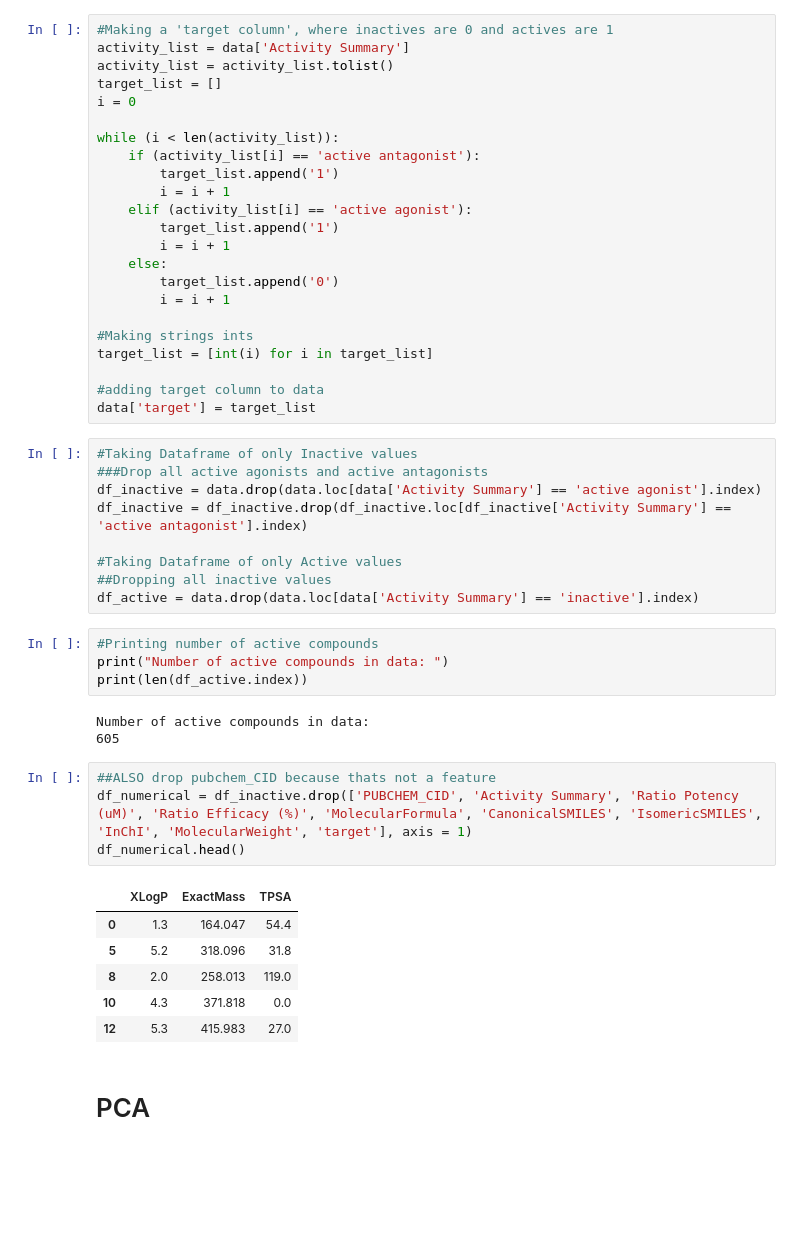
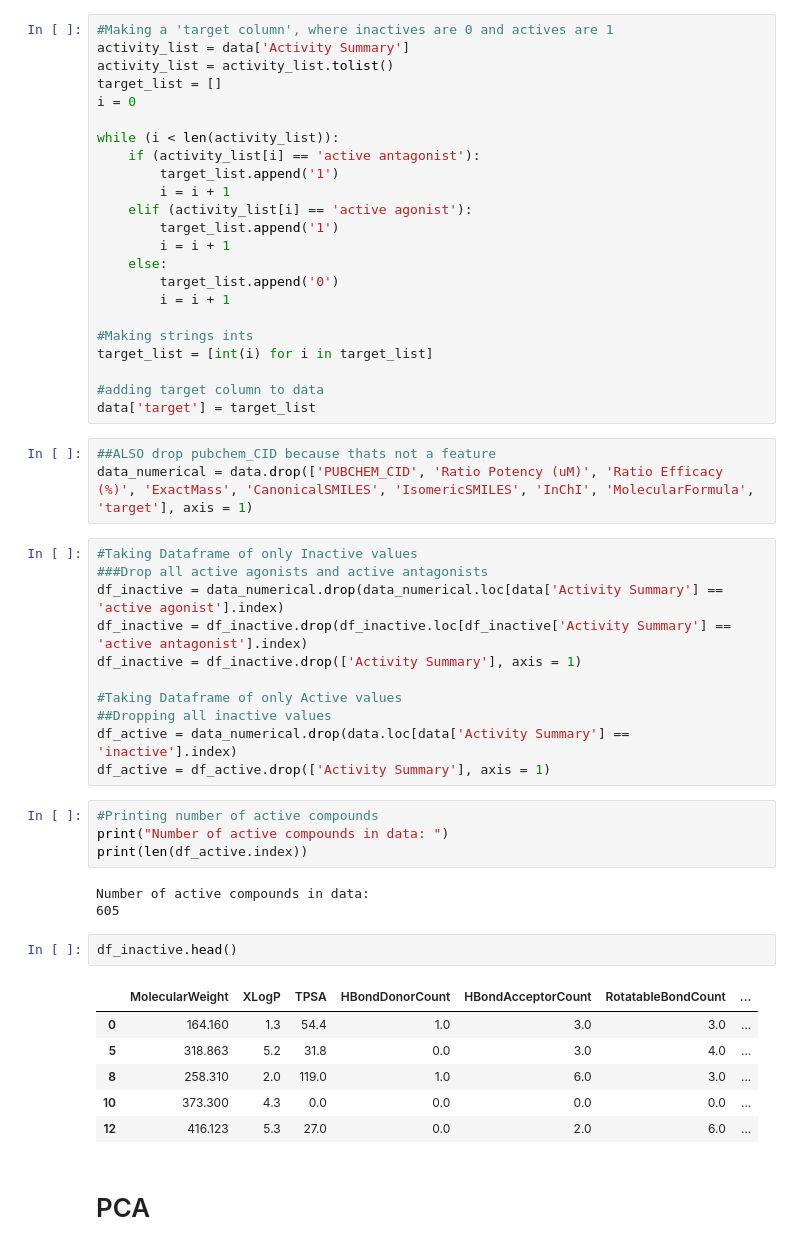
Before and after one commit to shreyasingh1/NCBI, a Jupyter notebook: Downsampling.ipynb, the cells around one changed output. Saved outputs shown, nothing was run; the diff lists cells and outputs as text; blank space fills up the shorter version.

```diff
--- a/Downsampling.ipynb
+++ b/Downsampling.ipynb
@@ -52,15 +64,20 @@ target_list = [int(i) for i in target_list]
 
 #adding target column to data
 data['target'] = target_list
+# %%
+##ALSO drop pubchem_CID because thats not a feature
+data_numerical = data.drop(['PUBCHEM_CID', 'Ratio Potency (uM)', 'Ratio Efficacy (%)', 'ExactMass', 'CanonicalSMILES', 'IsomericSMILES', 'InChI', 'MolecularFormula', 'target'], axis = 1)
 # %%
 #Taking Dataframe of only Inactive values
 ###Drop all active agonists and active antagonists
-df_inactive = data.drop(data.loc[data['Activity Summary'] == 'active agonist'].index)
+df_inactive = data_numerical.drop(data_numerical.loc[data['Activity Summary'] == 'active agonist'].index)
 df_inactive = df_inactive.drop(df_inactive.loc[df_inactive['Activity Summary'] == 'active antagonist'].index)
+df_inactive = df_inactive.drop(['Activity Summary'], axis = 1)
 
 #Taking Dataframe of only Active values
 ##Dropping all inactive values
-df_active = data.drop(data.loc[data['Activity Summary'] == 'inactive'].index)
+df_active = data_numerical.drop(data.loc[data['Activity Summary'] == 'inactive'].index)
+df_active = df_active.drop(['Activity Summary'], axis = 1)
 # %%
 #Printing number of active compounds
 print("Number of active compounds in data: ")
@@ -68,16 +85,14 @@ print(len(df_active.index))
 # %% [output]
 Number of active compounds in data:
 605
-# %%
-##ALSO drop pubchem_CID because thats not a feature
-df_numerical = df_inactive.drop(['PUBCHEM_CID', 'Activity Summary', 'Ratio Potency (uM)', 'Ratio Efficacy (%)', 'MolecularFormula', 'CanonicalSMILES', 'IsomericSMILES', 'InChI', 'MolecularWeight', 'target'], axis = 1)
-df_numerical.head()
-# %% [output]
-|  | XLogP | ExactMass | TPSA |
-| 0 | 1.3 | 164.047 | 54.4 |
-| 5 | 5.2 | 318.096 | 31.8 |
-| 8 | 2.0 | 258.013 | 119.0 |
-| 10 | 4.3 | 371.818 | 0.0 |
-| 12 | 5.3 | 415.983 | 27.0 |
+# %%
+df_inactive.head()
+# %% [output]
+|  | MolecularWeight | XLogP | TPSA | HBondDonorCount | HBondAcceptorCount | RotatableBondCount | ... |
+| 0 | 164.160 | 1.3 | 54.4 | 1.0 | 3.0 | 3.0 | ... |
+| 5 | 318.863 | 5.2 | 31.8 | 0.0 | 3.0 | 4.0 | ... |
+| 8 | 258.310 | 2.0 | 119.0 | 1.0 | 6.0 | 3.0 | ... |
+| 10 | 373.300 | 4.3 | 0.0 | 0.0 | 0.0 | 0.0 | ... |
+| 12 | 416.123 | 5.3 | 27.0 | 0.0 | 2.0 | 6.0 | ... |
 # %% [markdown]
 # PCA
```
Also changed, not shown: parts of 22 cells of this notebook, 11 other files.
